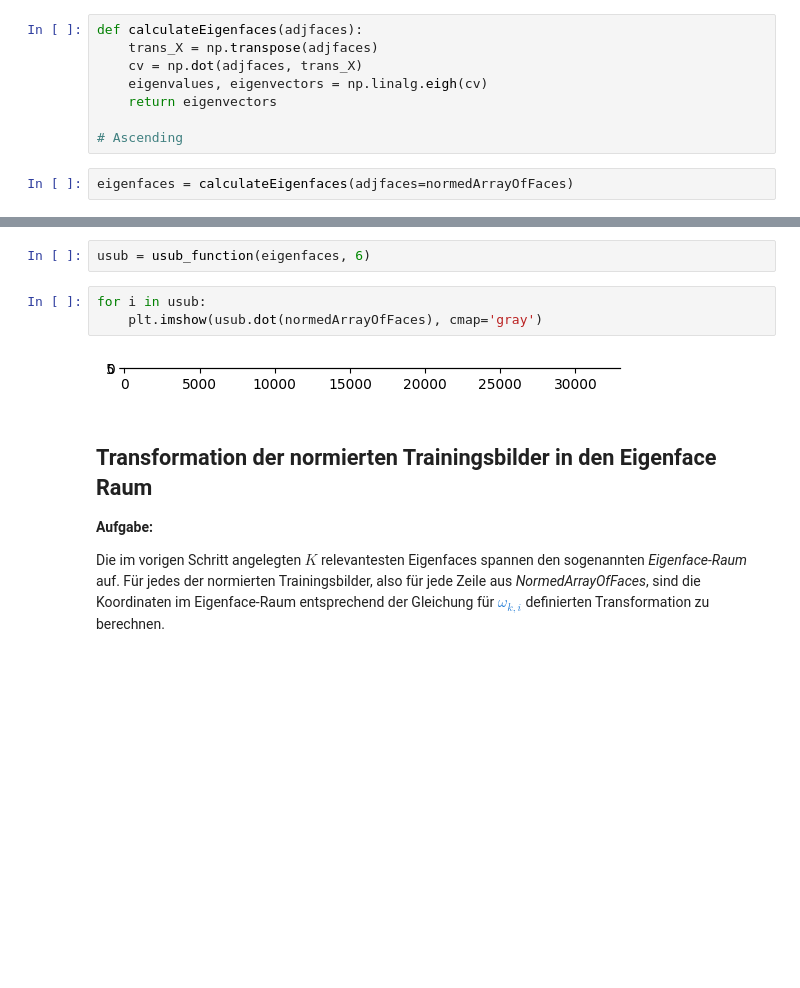
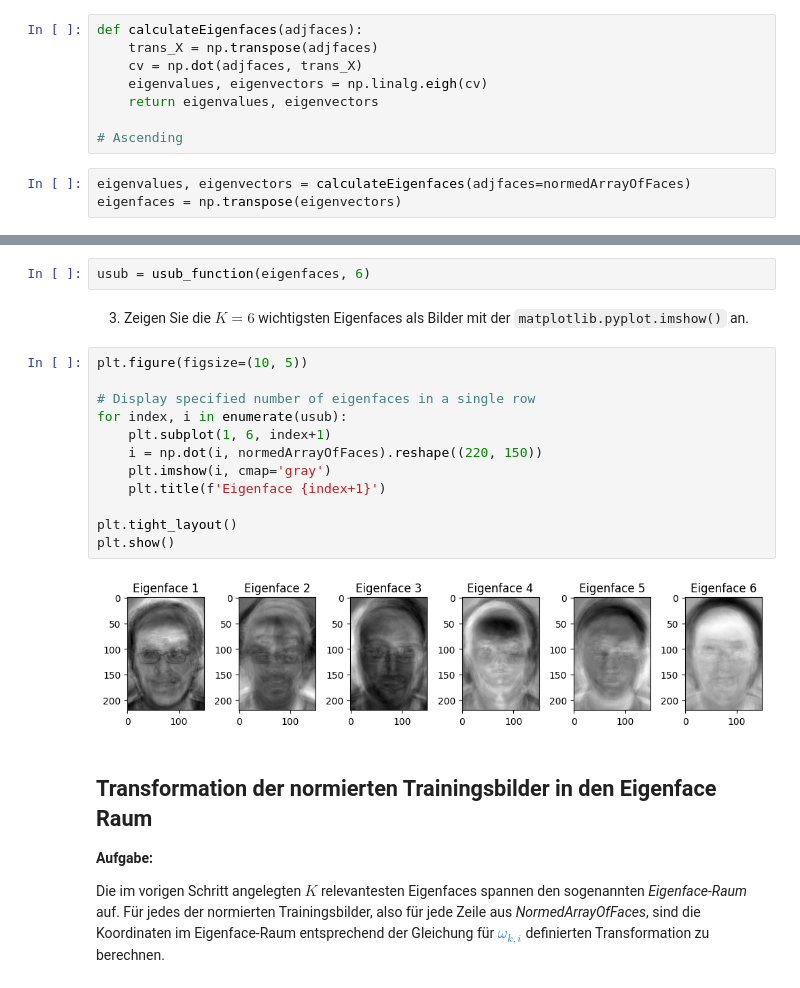
Before and after one commit to PatrykGadziomski/Data-Mining-and-Pattern-Recognition-HdM, a Jupyter notebook: Experiment 5/Versuch_FaceRecognition.ipynb, the cells around one changed output, grey strips where cells are left out. Cells and saved outputs as stored; diff of their text form; blank space fills up the shorter version.

```diff
--- a/Experiment 5/Versuch_FaceRecognition.ipynb
+++ b/Experiment 5/Versuch_FaceRecognition.ipynb
@@ -284,8 +282,9 @@ def calculateEigenfaces(adjfaces):
     trans_X = np.transpose(adjfaces)
     cv = np.dot(adjfaces, trans_X)
     eigenvalues, eigenvectors = np.linalg.eigh(cv)
-    return eigenvectors
+    return eigenvalues, eigenvectors
 
 # Ascending
 # %%
-eigenfaces = calculateEigenfaces(adjfaces=normedArrayOfFaces)
+eigenvalues, eigenvectors = calculateEigenfaces(adjfaces=normedArrayOfFaces)
+eigenfaces = np.transpose(eigenvectors)
@@ -294,11 +295,22 @@ def usub_function(eigenfaces, k):
     return eigenfaces[-k:]
 # %%
 usub = usub_function(eigenfaces, 6)
-# %%
-for i in usub:
-    plt.imshow(usub.dot(normedArrayOfFaces), cmap='gray')
-# %% [output]
-[figure, removed]
+# %% [markdown]
+3. Zeigen Sie die $K=6$ wichtigsten Eigenfaces als Bilder mit der `matplotlib.pyplot.imshow()` an.
+# %%
+plt.figure(figsize=(10, 5))
+
+# Display specified number of eigenfaces in a single row
+for index, i in enumerate(usub):
+    plt.subplot(1, 6, index+1)
+    i = np.dot(i, normedArrayOfFaces).reshape((220, 150))
+    plt.imshow(i, cmap='gray')
+    plt.title(f'Eigenface {index+1}')
+
+plt.tight_layout()
+plt.show()
+# %% [output]
+[figure, added]
 # %% [markdown]
 ## Transformation der normierten Trainingsbilder in den Eigenface Raum
 
```
Also changed, not shown: parts of 15 cells of this notebook.
